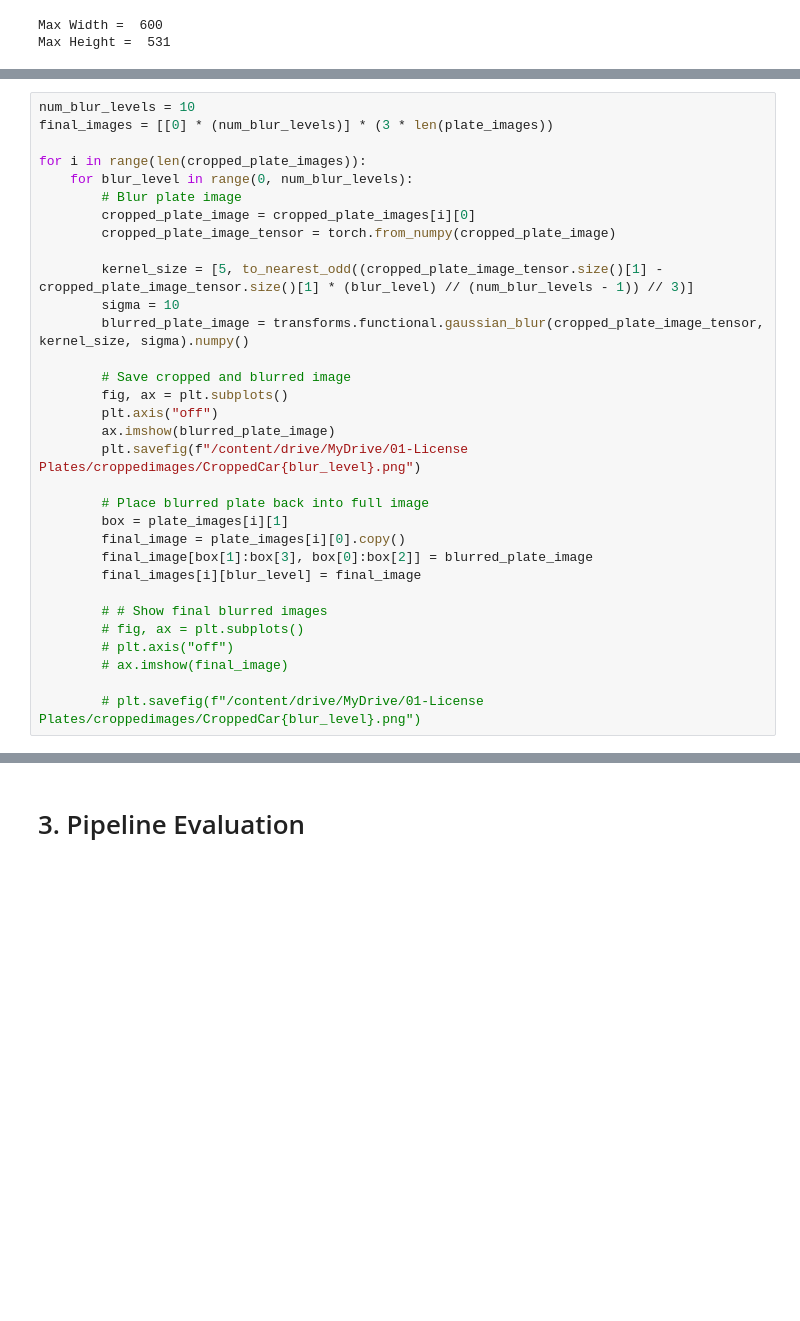
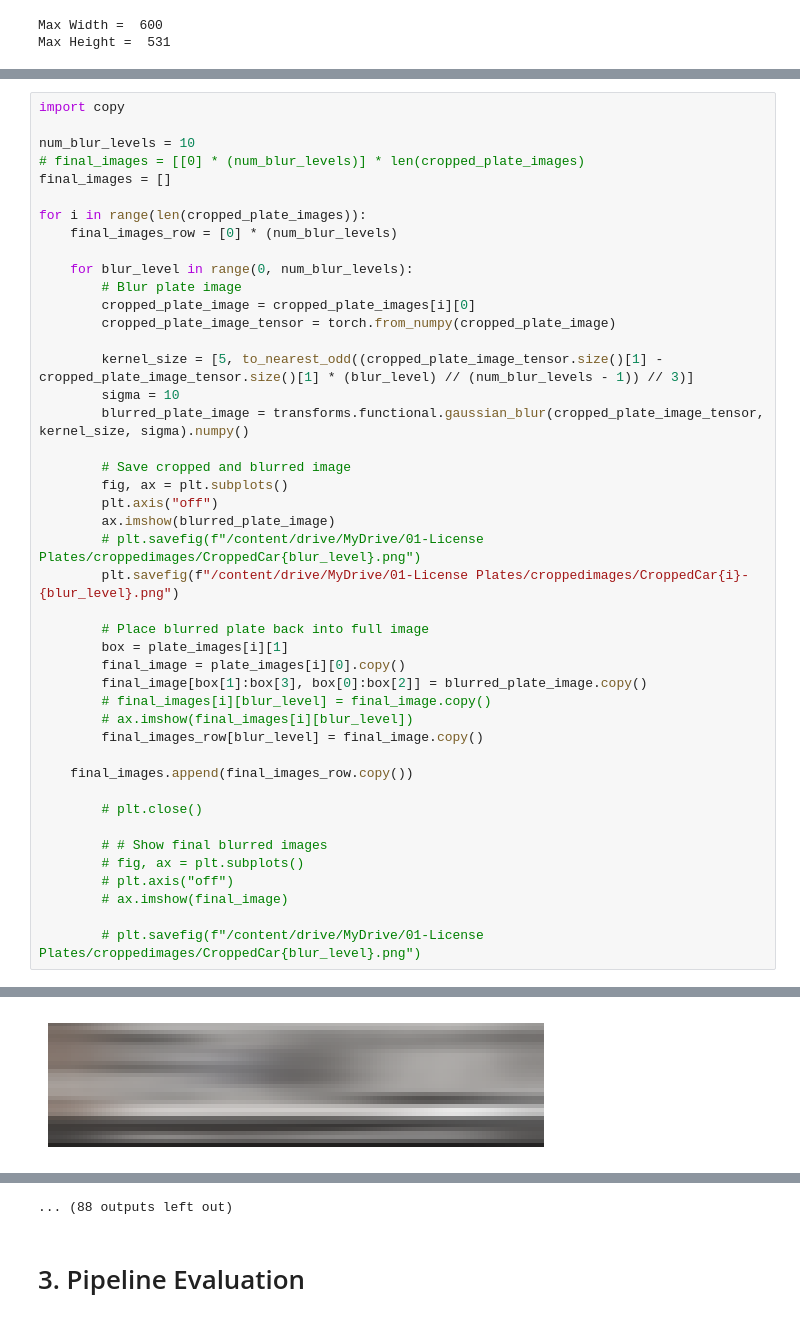
Before and after one commit to Weff24/PrivacyPlate, a Jupyter notebook: privacy_plate_final.ipynb, the cells around one changed output, grey strips where cells are left out. Cells and saved outputs as stored; diff of their text form; blank space fills up the shorter version.

```diff
--- a/privacy_plate_final.ipynb
+++ b/privacy_plate_final.ipynb
@@ -190,8 +186,13 @@ plt.close()
 # %%
+import copy
+
 num_blur_levels = 10
-final_images = [[0] * (num_blur_levels)] * (3 * len(plate_images))
+# final_images = [[0] * (num_blur_levels)] * len(cropped_plate_images)
+final_images = []
 
 for i in range(len(cropped_plate_images)):
+    final_images_row = [0] * (num_blur_levels)
+
     for blur_level in range(0, num_blur_levels):
         # Blur plate image
         cropped_plate_image = cropped_plate_images[i][0]
@@ -200,33 +201,41 @@ for i in range(len(cropped_plate_images)):
         kernel_size = [5, to_nearest_odd((cropped_plate_image_tensor.size()[1] - cropped_plate_image_tensor.size()[1] * (blur_level) // (num_blur_levels - 1)) // 3)]
         sigma = 10
         blurred_plate_image = transforms.functional.gaussian_blur(cropped_plate_image_tensor, kernel_size, sigma).numpy()
 
         # Save cropped and blurred image
         fig, ax = plt.subplots()
         plt.axis("off")
         ax.imshow(blurred_plate_image)
-        plt.savefig(f"/content/drive/MyDrive/01-License Plates/croppedimages/CroppedCar{blur_level}.png")
+        # plt.savefig(f"/content/drive/MyDrive/01-License Plates/croppedimages/CroppedCar{blur_level}.png")
+        plt.savefig(f"/content/drive/MyDrive/01-License Plates/croppedimages/CroppedCar{i}-{blur_level}.png")
 
         # Place blurred plate back into full image
         box = plate_images[i][1]
         final_image = plate_images[i][0].copy()
-        final_image[box[1]:box[3], box[0]:box[2]] = blurred_plate_image
-        final_images[i][blur_level] = final_image
+        final_image[box[1]:box[3], box[0]:box[2]] = blurred_plate_image.copy()
+        # final_images[i][blur_level] = final_image.copy()
+        # ax.imshow(final_images[i][blur_level])
+        final_images_row[blur_level] = final_image.copy()
+
+    final_images.append(final_images_row.copy())
+
+        # plt.close()
 
         # # Show final blurred images
         # fig, ax = plt.subplots()
         # plt.axis("off")
         # ax.imshow(final_image)
 
         # plt.savefig(f"/content/drive/MyDrive/01-License Plates/croppedimages/CroppedCar{blur_level}.png")
 # %% [output]
 [figure]
 [figure]
 [figure]
 [figure]
 [figure]
 [figure]
 [figure]
 [figure]
 [figure]
 [figure]
+[figure, added]
@@ -233,3 +243,4 @@ for i in range(len(cropped_plate_images)):
+... (88 outputs left out)
 # %% [markdown]
 # 3. Pipeline Evaluation
 # %%
```
Also changed, not shown: parts of 6 cells of this notebook.
